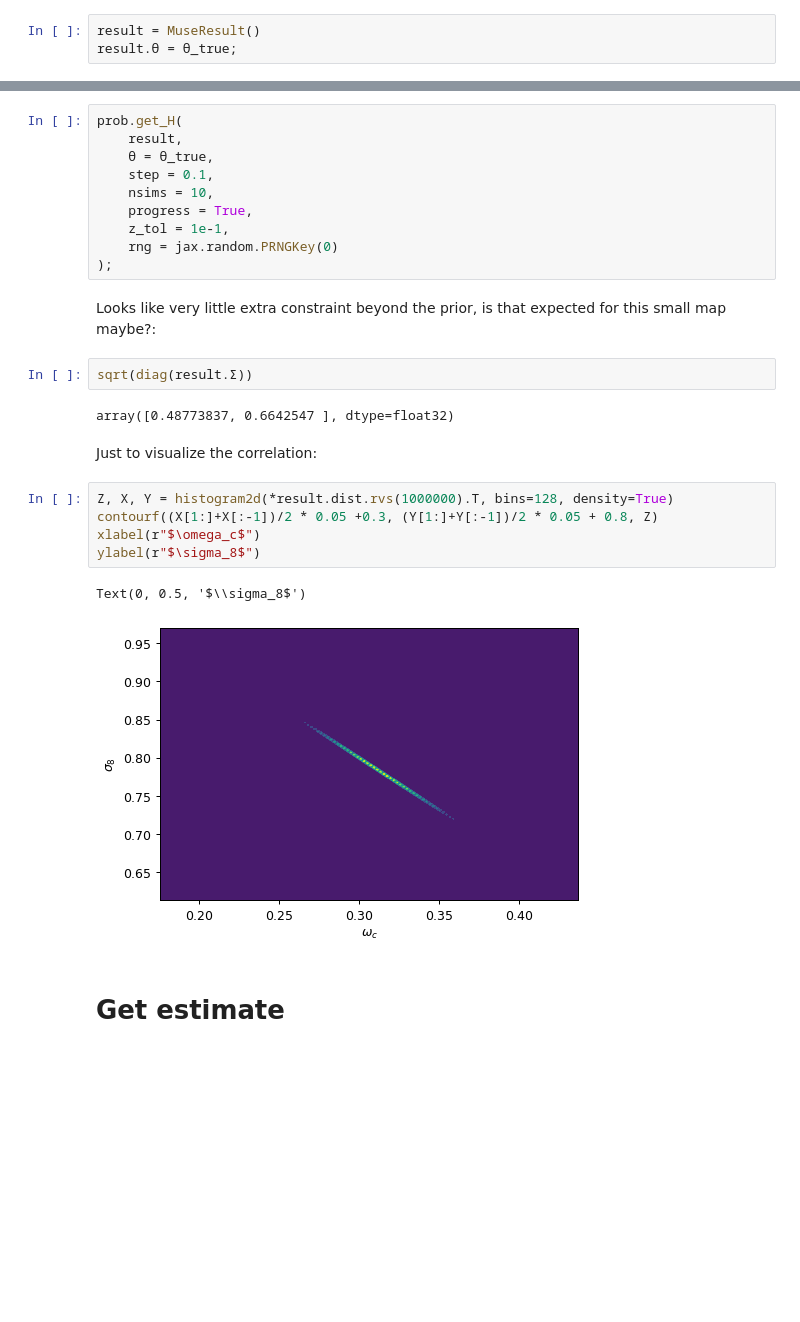
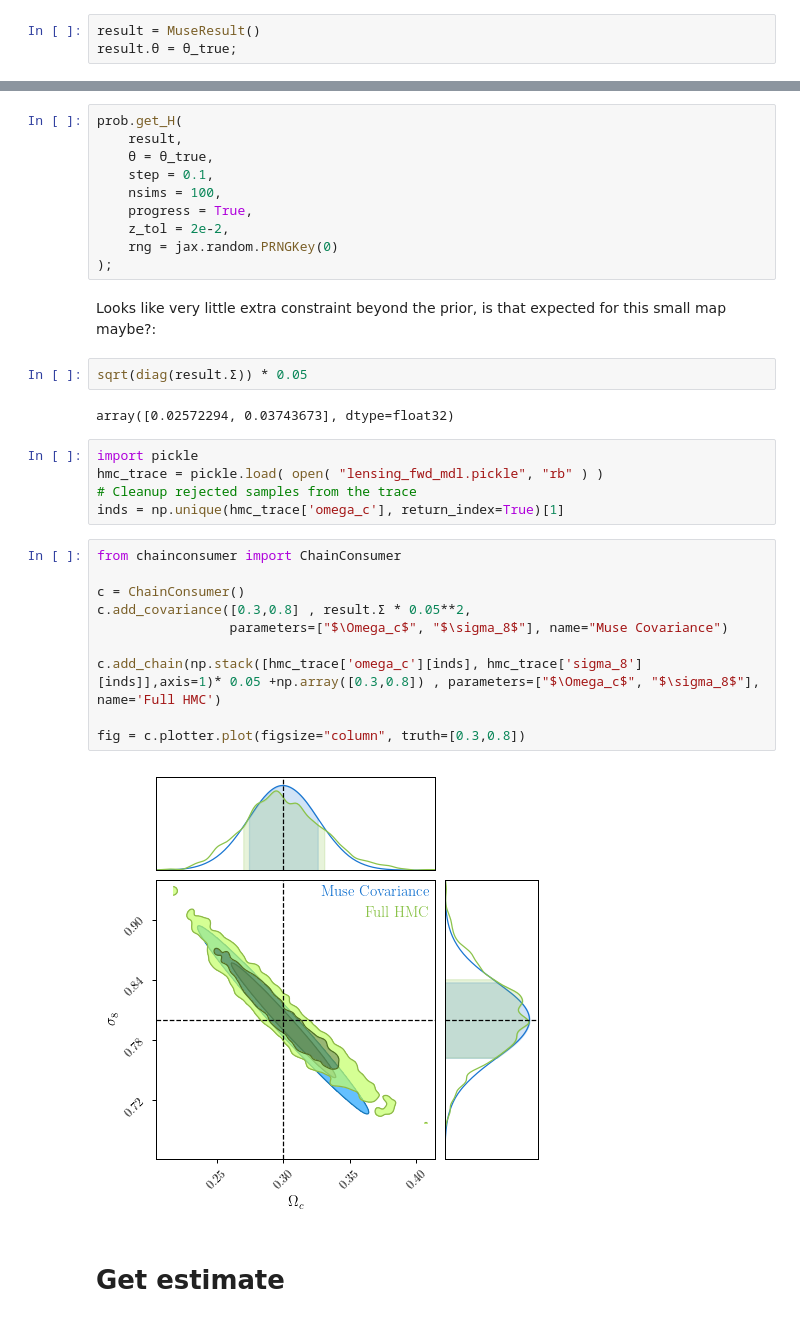
Before and after one commit to marius311/muse-wl, a Jupyter notebook: TestMuse.ipynb, the cells around one changed output, grey strips where cells are left out. Drawn from its saved outputs; the diff is of its cells as text; blank space fills up the shorter version.

```diff
--- a/TestMuse.ipynb
+++ b/TestMuse.ipynb
@@ -173,27 +175,34 @@ prob.get_H(
     result,
     θ = θ_true,
     step = 0.1,
-    nsims = 10,
+    nsims = 100,
     progress = True,
-    z_tol = 1e-1,
+    z_tol = 2e-2,
     rng = jax.random.PRNGKey(0)
 );
 # %% [markdown]
 Looks like very little extra constraint beyond the prior, is that expected for this small map maybe?:
 # %%
-sqrt(diag(result.Σ))
+sqrt(diag(result.Σ)) * 0.05
 # %% [output]
-array([0.48773837, 0.6642547 ], dtype=float32)
+array([0.02572294, 0.03743673], dtype=float32)
-# %% [markdown]
-Just to visualize the correlation:
-# %%
-Z, X, Y = histogram2d(*result.dist.rvs(1000000).T, bins=128, density=True)
-contourf((X[1:]+X[:-1])/2 * 0.05 +0.3, (Y[1:]+Y[:-1])/2 * 0.05 + 0.8, Z)
-xlabel(r"$\omega_c$")
-ylabel(r"$\sigma_8$")
-# %% [output]
-Text(0, 0.5, '$\\sigma_8$')
-[figure, removed]
+# %%
+import pickle
+hmc_trace = pickle.load( open( "lensing_fwd_mdl.pickle", "rb" ) )
+# Cleanup rejected samples from the trace
+inds = np.unique(hmc_trace['omega_c'], return_index=True)[1]
+# %%
+from chainconsumer import ChainConsumer
+
+c = ChainConsumer()
+c.add_covariance([0.3,0.8] , result.Σ * 0.05**2,
+                 parameters=["$\Omega_c$", "$\sigma_8$"], name="Muse Covariance")
+
+c.add_chain(np.stack([hmc_trace['omega_c'][inds], hmc_trace['sigma_8'][inds]],axis=1)* 0.05 +np.array([0.3,0.8]) , parameters=["$\Omega_c$", "$\sigma_8$"], name='Full HMC')
+
+fig = c.plotter.plot(figsize="column", truth=[0.3,0.8])
+# %% [output]
+[figure, added]
 # %% [markdown]
 # Get estimate
 # %% [markdown]
```
Also changed, not shown: parts of 8 cells of this notebook.
